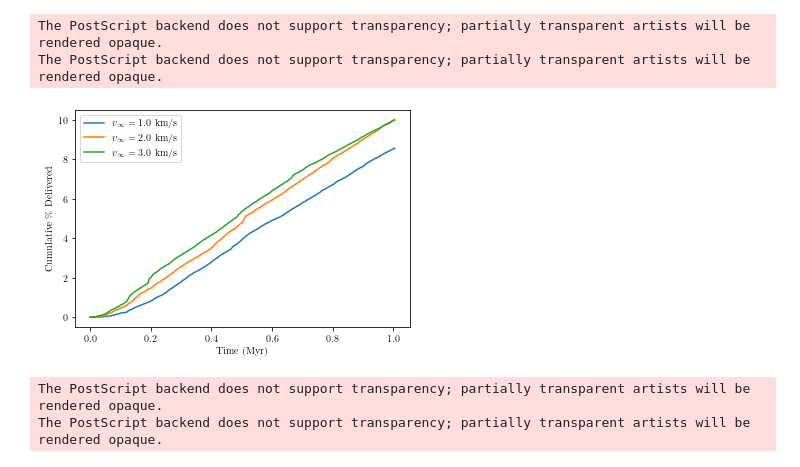
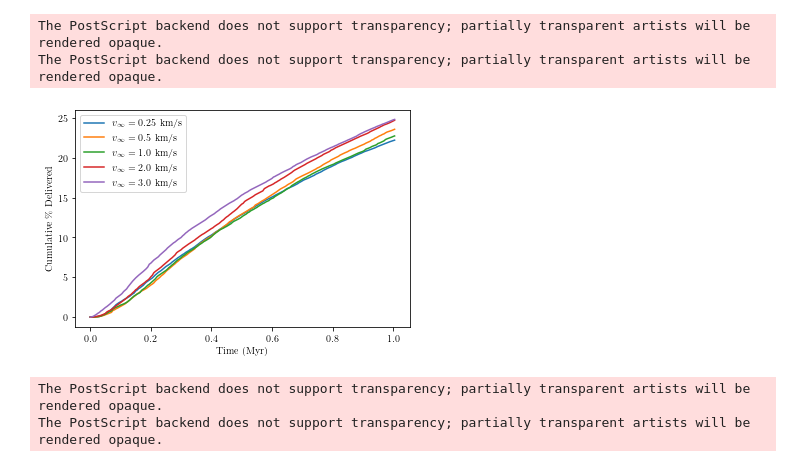
Before and after one commit to wcukier/Venus_JP, a Jupyter notebook: scripts/timescale.ipynb, the cells around one changed output. Cells and saved outputs as stored; diff of their text form; code cells hidden in the pictures.

```diff
--- a/scripts/timescale.ipynb
+++ b/scripts/timescale.ipynb
@@ -4,40 +4,55 @@ import numpy as np
 from matplotlib import pyplot as plt
 
 sys.path.append("../")
-from timescale.read_data import load_data, cume_prob
+from timescale.read_data import load_data
+from timescale.read_data import recalculate_data
 
 plt.rcParams.update({
   "text.usetex": True,
   "font.family": "Helvetica"
 })
+def cume_prob(data):
+  return recalculate_data(data, "3")
 # %%
+data = load_data(250, 5, path = "../output/")
+cume_probs = cume_prob(data)
+
+t = np.arange(cume_probs.shape[0]) *5000
+plt.plot(t/1e6, cume_probs*100, label="$v_\infty = 0.25$ km/s")
+
+data = load_data(500, 4, path = "../output/")
+cume_probs = cume_prob(data)
+
+t = np.arange(cume_probs.shape[0]) *5000
+plt.plot(t/1e6, cume_probs*100, label="$v_\infty = 0.5$ km/s")
+
 data = load_data(1000, 2, path = "../output/")
 cume_probs = cume_prob(data)
 
 t = np.arange(cume_probs.shape[0]) *5000
 plt.plot(t/1e6, cume_probs*100, label="$v_\infty = 1.0$ km/s")
 
 data = load_data(2000, 3, path = "../output/")
 cume_probs = cume_prob(data)
 
 t = np.arange(cume_probs.shape[0]) *5000
 plt.plot(t/1e6, cume_probs*100, label="$v_\infty = 2.0$ km/s")
 
 data = load_data(3000, 3, path = "../output/")
 cume_probs = cume_prob(data)
 
 t = np.arange(cume_probs.shape[0]) *5000
 plt.plot(t/1e6, cume_probs*100, label="$v_\infty = 3.0$ km/s")
 
 plt.legend()
 plt.ylabel("Cumulative \% Delivered")
 plt.xlabel("Time (Myr)")
 plt.savefig("../figures/timescale.eps")
 plt.show()
 # %% [output]
 The PostScript backend does not support transparency; partially transparent artists will be rendered opaque.
 The PostScript backend does not support transparency; partially transparent artists will be rendered opaque.
-[figure, old version]
+[figure, new version]
 # %%
 # %% [output]
 The PostScript backend does not support transparency; partially transparent artists will be rendered opaque.
```
Also changed, not shown: 8 other files.
